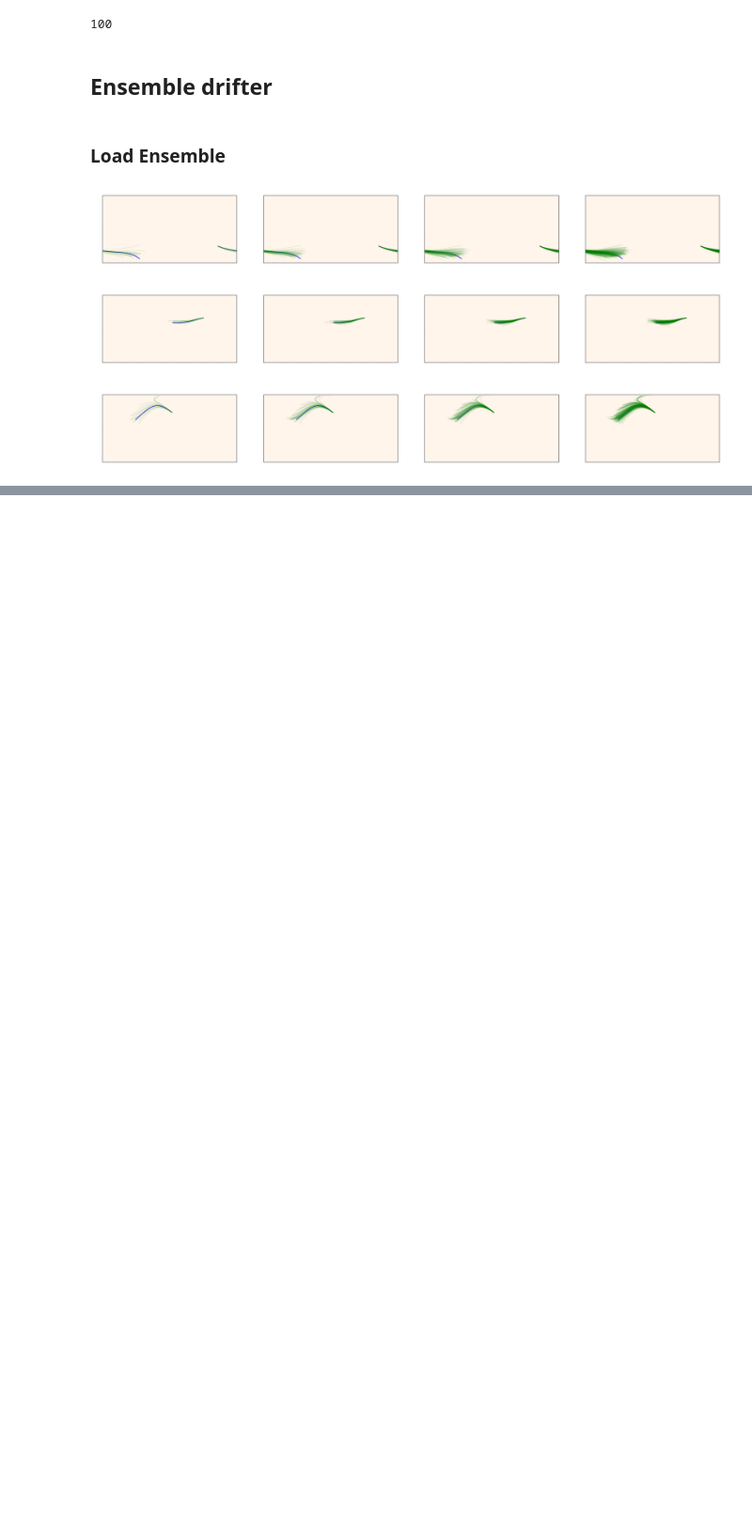
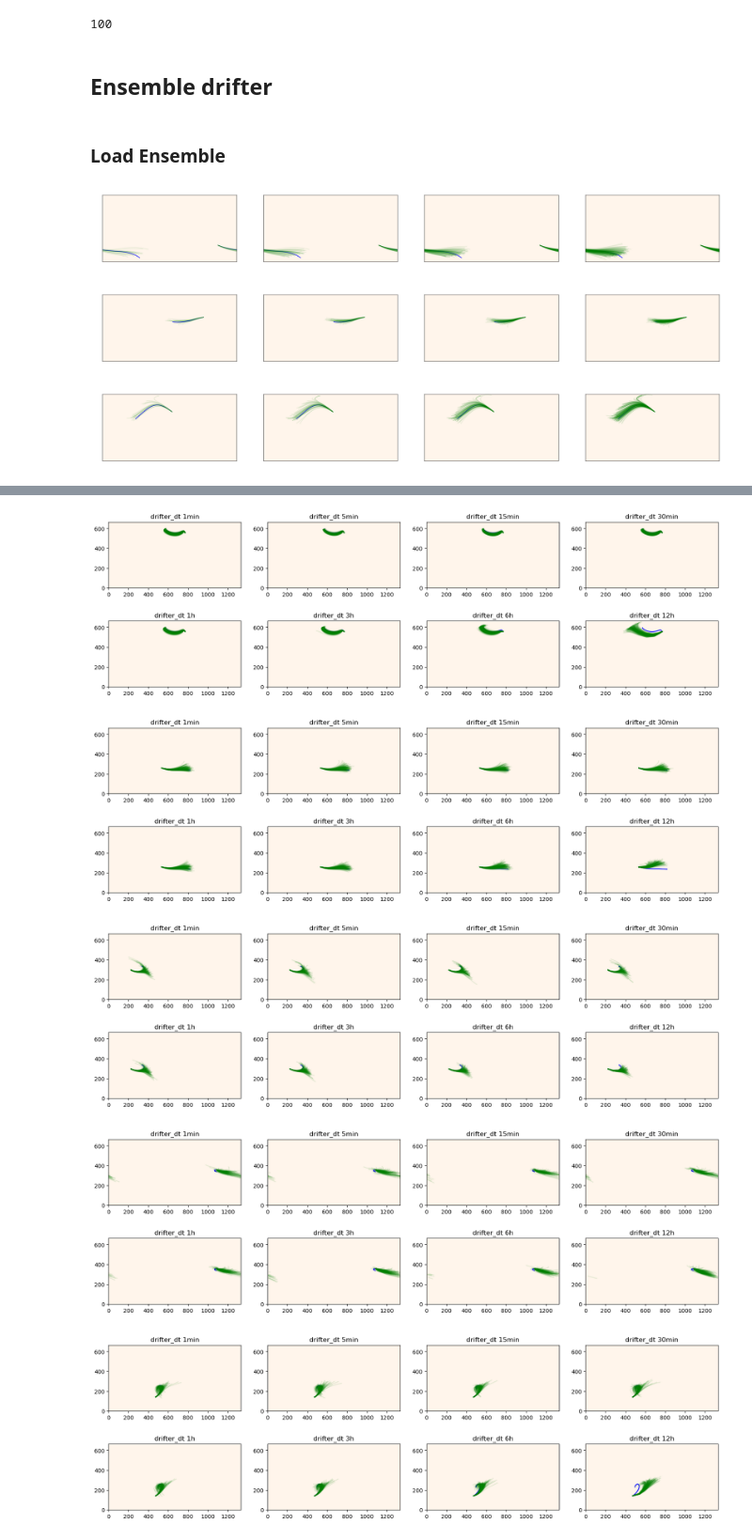
Before and after one commit to sintefmath/multilevelDA, a Jupyter notebook: notebooks/DoubleJet-MLDrifters-Parameters.ipynb, the cells around one changed output, grey strips where cells are left out. Shown at 94% size. Cells and saved outputs as stored; diff of their text form; code cells hidden in the pictures; blank space fills up the shorter version.

Commit message:
Error statistics using ML-drifters for various biased walk dt values

```diff
--- a/notebooks/DoubleJet-MLDrifters-Parameters.ipynb
+++ b/notebooks/DoubleJet-MLDrifters-Parameters.ipynb
@@ -221,0 +222,34 @@ for d in range(3):
+# %%
+for d in [45, 47, 23, 24, 15, 13]:
+
+    fig, axs = plt.subplots(2,4, figsize=(20,6))
+    axs[0,0].set_title("drifter_dt 1min")
+    axs[0,1].set_title("drifter_dt 5min")
+    axs[0,2].set_title("drifter_dt 15min")
+    axs[0,3].set_title("drifter_dt 30min")
+
+    axs[1,0].set_title("drifter_dt 1h")
+    axs[1,1].set_title("drifter_dt 3h")
+    axs[1,2].set_title("drifter_dt 6h")
+    axs[1,3].set_title("drifter_dt 12h")
+
+    for r in range(len(axs)):
+        for c in range(len(axs[r])):
+            DrifterPlotHelper.background_from_grid_parameters(doubleJetCase_args["nx"], doubleJetCase_args["ny"], doubleJetCase_args["dx"], doubleJetCase_args["dy"], ax=axs[r,c])
+            DrifterPlotHelper.add_drifter_on_background(axs[r,c], true_trajectories, drifter_id=d)
+
+    DrifterPlotHelper.add_ensemble_drifter_on_background(axs[0,0], mlda_trajectories60, drifter_id=d, color='Green', alpha=0.1)
+    DrifterPlotHelper.add_ensemble_drifter_on_background(axs[0,1], mlda_trajectories300, drifter_id=d, color='Green', alpha=0.1)
+    DrifterPlotHelper.add_ensemble_drifter_on_background(axs[0,2], mlda_trajectories900, drifter_id=d, color='Green', alpha=0.1)
+    DrifterPlotHelper.add_ensemble_drifter_on_background(axs[0,3], mlda_trajectories1800, drifter_id=d, color='Green', alpha=0.1)
+
+    DrifterPlotHelper.add_ensemble_drifter_on_background(axs[1,0], mlda_trajectories3600, drifter_id=d, color='Green', alpha=0.1)
+    DrifterPlotHelper.add_ensemble_drifter_on_background(axs[1,1], mlda_trajectories10800, drifter_id=d, color='Green', alpha=0.1)
+    DrifterPlotHelper.add_ensemble_drifter_on_background(axs[1,2], mlda_trajectories21600, drifter_id=d, color='Green', alpha=0.1)
+    DrifterPlotHelper.add_ensemble_drifter_on_background(axs[1,3], mlda_trajectories43200, drifter_id=d, color='Green', alpha=0.1)
+# %% [output]
+[figure, added]
+[figure, added]
+[figure, added]
+[figure, added]
+[figure, added]
```
Also changed, not shown: parts of 8 cells of this notebook.
